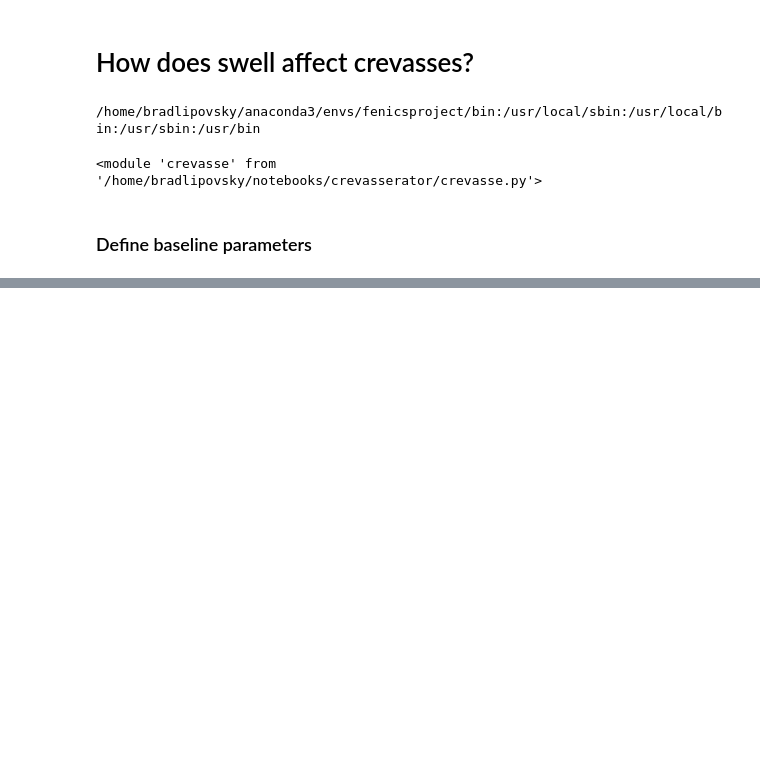
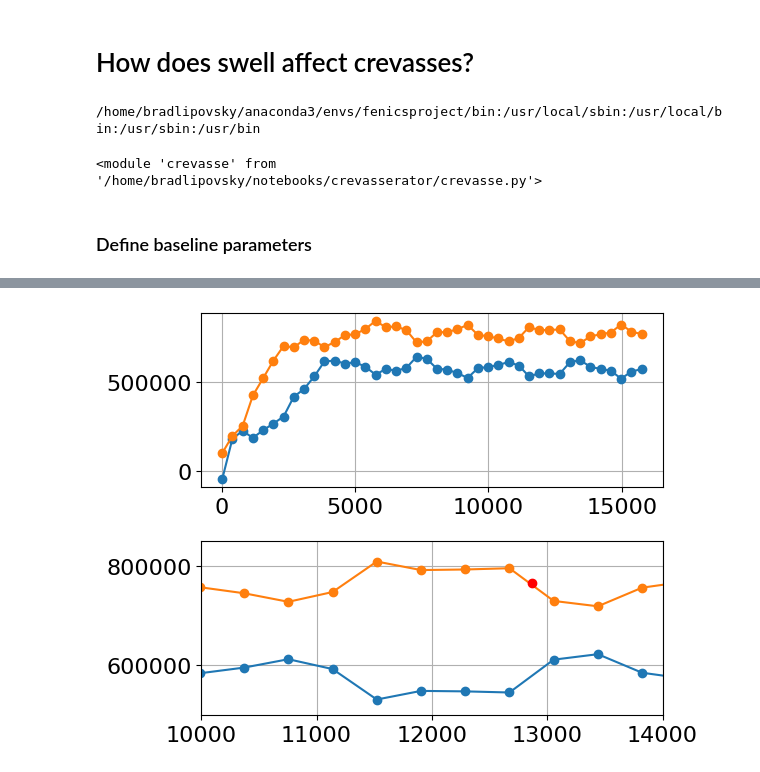
Before and after one commit to bradlipovsky/crevasserator, a Jupyter notebook: figure-swell.ipynb, the cells around one changed output, grey strips where cells are left out. Drawn from its saved outputs; the diff is of its cells as text; code cells hidden in the pictures; blank space fills up the shorter version.

```diff
--- a/figure-swell.ipynb
+++ b/figure-swell.ipynb
@@ -136,0 +149,14 @@ The PostScript backend does not support transparency; partially transparent arti
+# %%
+fig,ax=plt.subplots(2,1)
+for x in ax:
+    x.plot(Lcs_10s,np.array(output_10s['bottom KI min'])[:,1],'-o')
+    x.plot(Lcs_10s,np.array(output_10s['bottom KI max'])[:,1],'-o')
+    x.grid()
+
+plt.plot((Lcs_10s[34] - Lcs_10s[33])/2 + Lcs_10s[33],output_one['bottom KI max'][1],'or')
+plt.xlim([10e3,14e3])
+plt.ylim([5e5,8.5e5])
+plt.tight_layout()
+plt.show()
+# %% [output]
+[figure, added]
```
Also changed, not shown: parts of 5 cells of this notebook, 8 other files.
